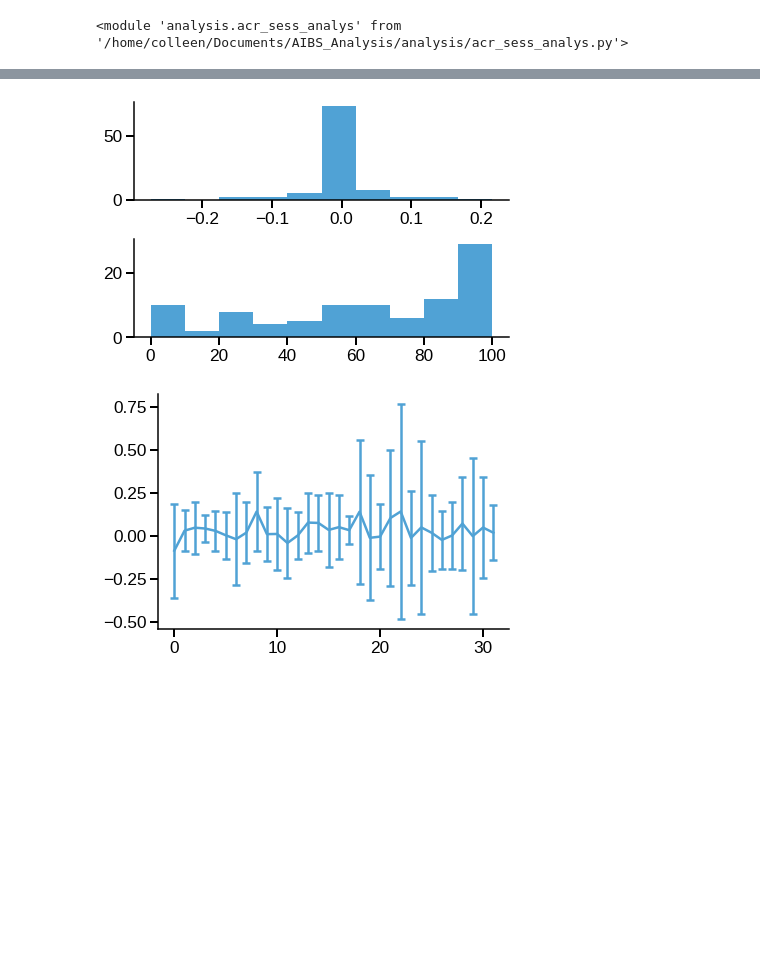
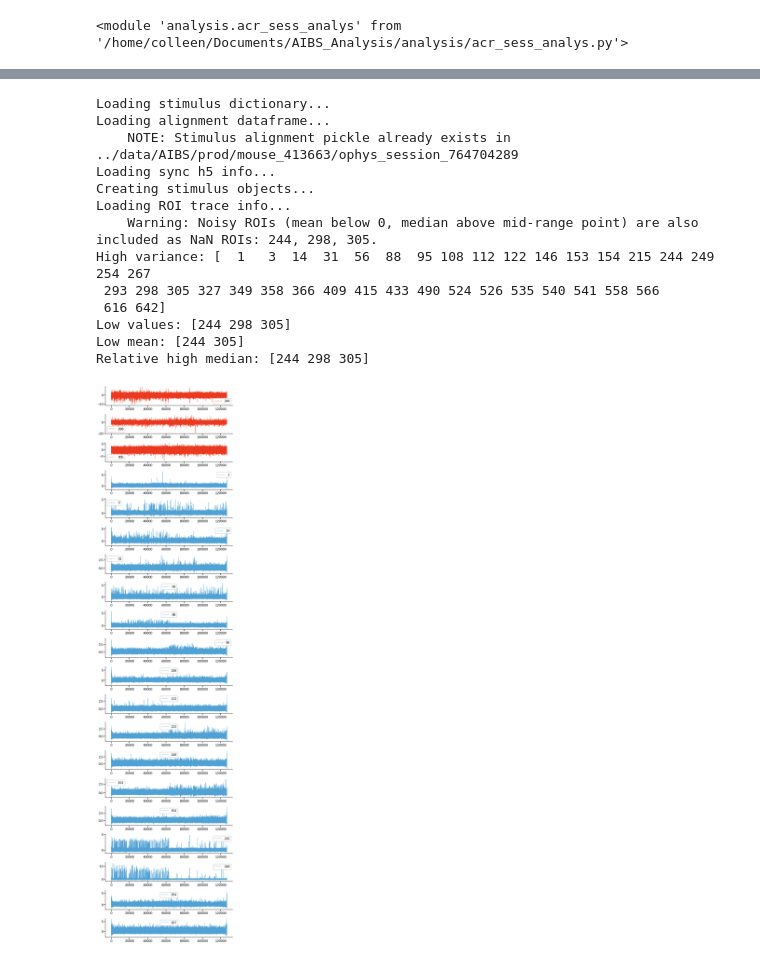
Before and after one commit to colleenjg/OpenScope_CA_Analysis, a Jupyter notebook: dev_notebook.ipynb, the cells around one changed output, grey strips where cells are left out. Drawn from its saved outputs; the diff is of its cells as text; code cells hidden in the pictures; blank space fills up the shorter version.

```diff
--- a/dev_notebook.ipynb
+++ b/dev_notebook.ipynb
@@ -35,6 +23,0 @@ item_idxs, item_percs, all_rand = acr_sess_analys.surp_idx_by_sess(sess, analysp
-# %%
-fig, ax = plt.subplots(2)
-_ = ax[0].hist(item_idxs)
-_ = ax[1].hist(item_percs)
-# %% [output]
-[figure, removed]
@@ -57,6 +24,45 @@ diff_data = data[1] - data[0]
-# %%
-fig, ax = plt.subplots(1)
-_ = ax.errorbar(range(diff_data.shape[1]), np.mean(diff_data, axis=0),
-    np.std(diff_data, axis=0))
-# %% [output]
-[figure, removed]
+# %%
+def get_vars(all_data):
+    upvar = np.where(np.var(all_data, axis=1) > 0.1)[0]
+    low_vals = np.where(np.absolute(np.min(all_data, axis=1)) > np.absolute(np.max(all_data, axis=1)))[0]
+    low_mean = np.where(np.mean(all_data, axis=1) < 0)[0]
+    rel_high_median = np.where((np.median(all_data, axis=1) - np.min(all_data, axis=1))/
+        (np.max(all_data, axis=1) - np.min(all_data, axis=1)) > 0.5)[0]
+    print(f'High variance: {upvar}')
+    print(f'Low values: {low_vals}')
+    print(f'Low mean: {low_mean}')
+    print(f'Relative high median: {rel_high_median}')
+    return upvar, low_vals, low_mean, rel_high_median
+# %%
+def plot_traces(all_data):
+    plot_vals = sorted(set(np.concatenate([low_mean, rel_high_median])))
+    red = len(plot_vals)
+    plot_vals += sorted(set(np.concatenate([low_vals, upvar])) - set(plot_vals))
+    plot_vals = plot_vals[:20]
+    fig, ax = plt.subplots(len(plot_vals), figsize=[10, len(plot_vals) * 2], squeeze=False)
+    for i in range(len(plot_vals)):
+        color = plot_util.LINCLAB_COLS['blue']
+        if i < red:
+            color = plot_util.LINCLAB_COLS['red']
+        ax[i, 0].plot(all_data[plot_vals[i]], color=color, label=plot_vals[i], lw=1.0)
+        ax[i, 0].legend()
+# %%
+sessid = 764704289
+data = get_data(sessid)
+upvar, low_vals, low_mean, rel_high_median = get_vars(data)
+plot_traces(data)
+# %% [output]
+Loading stimulus dictionary...
+Loading alignment dataframe...
+    NOTE: Stimulus alignment pickle already exists in ../data/AIBS/prod/mouse_413663/ophys_session_764704289
+Loading sync h5 info...
+Creating stimulus objects...
+Loading ROI trace info...
+    Warning: Noisy ROIs (mean below 0, median above mid-range point) are also included as NaN ROIs: 244, 298, 305.
+High variance: [  1   3  14  31  56  88  95 108 112 122 146 153 154 215 244 249 254 267
+ 293 298 305 327 349 358 366 409 415 433 490 524 526 535 540 541 558 566
+ 616 642]
+Low values: [244 298 305]
+Low mean: [244 305]
+Relative high median: [244 298 305]
+[figure, added]
```
Also changed, not shown: parts of 6 cells of this notebook, 14 other files.
